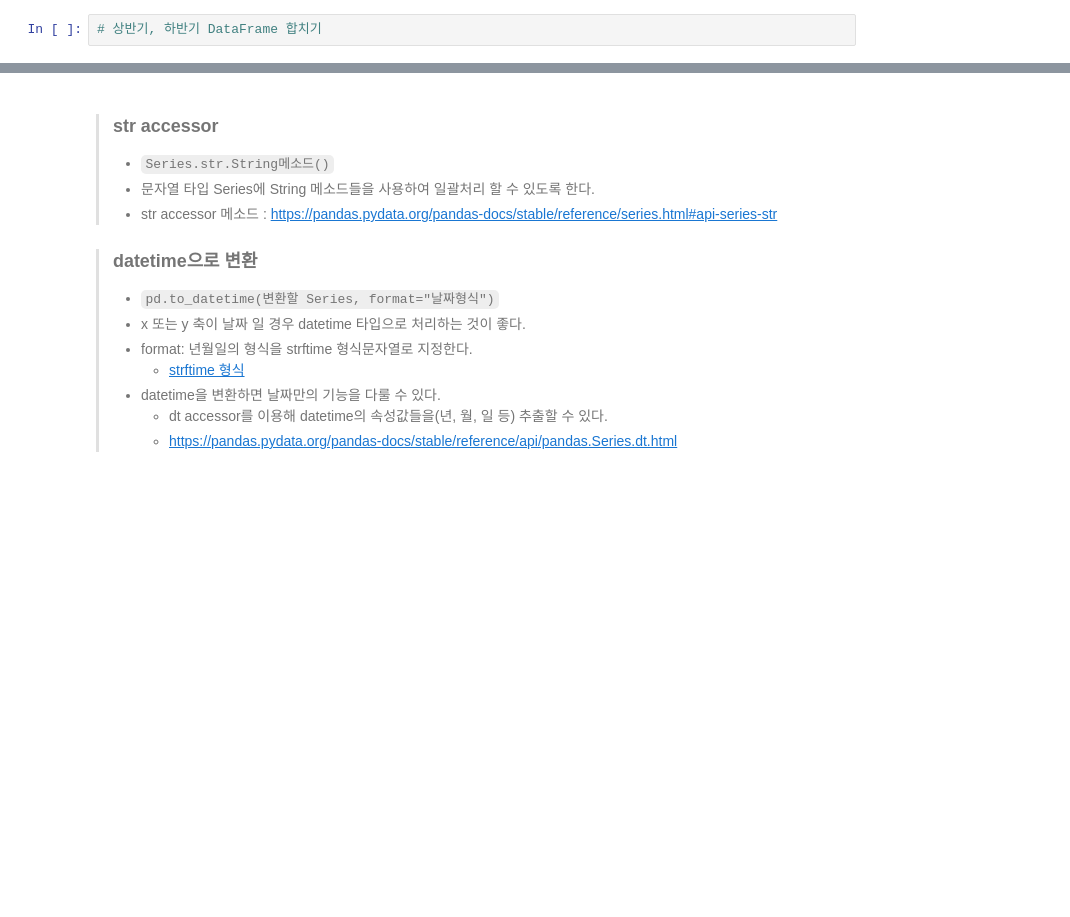
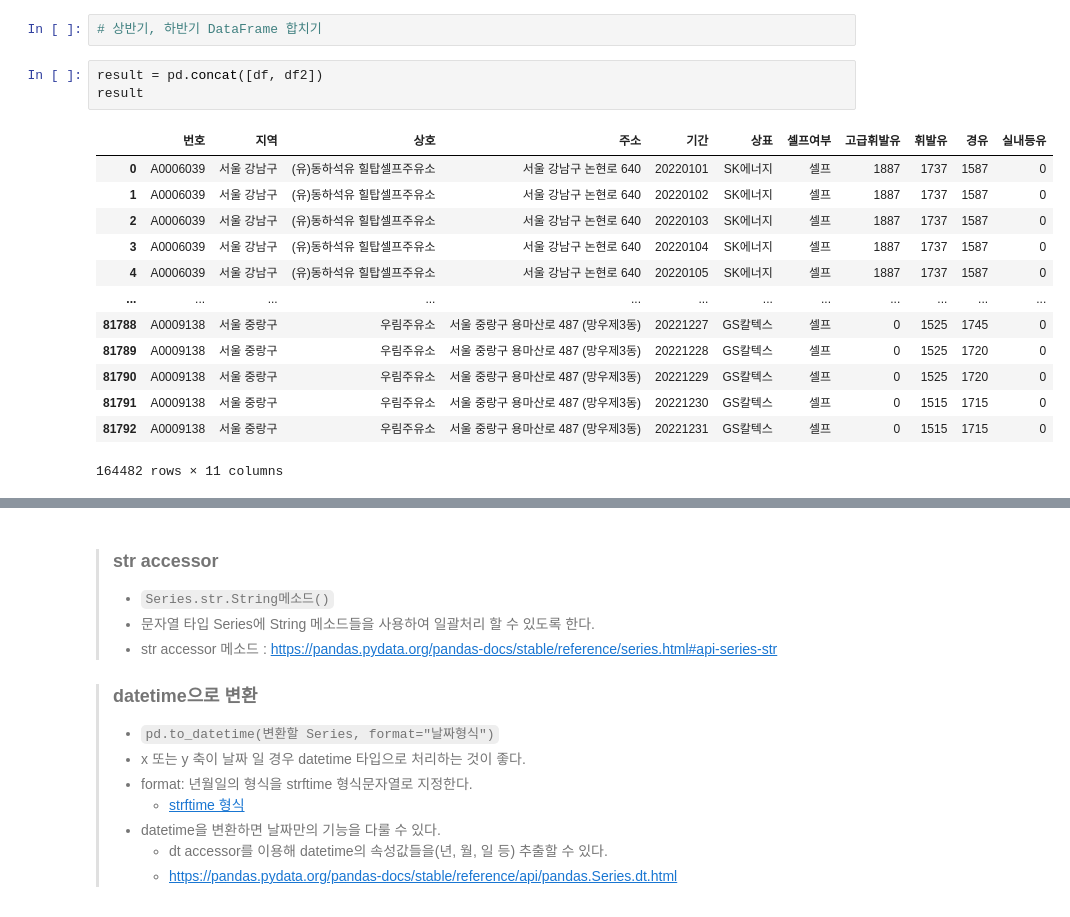
Before and after one commit to Hyunzuny/classes, a Jupyter notebook: 05.시각화/주유소예제/서울시 주유소 유가 데이터 분석.ipynb, the cells around one changed output, grey strips where cells are left out. Saved outputs shown, nothing was run; the diff lists cells and outputs as text; blank space fills up the shorter version.

```diff
--- a/05.시각화/주유소예제/서울시 주유소 유가 데이터 분석.ipynb
+++ b/05.시각화/주유소예제/서울시 주유소 유가 데이터 분석.ipynb
@@ -69,5 +69,22 @@ df.filter(like='유') ,df.filter(like='유')
  [82689 rows x 4 columns])
 # %%
 # 상반기, 하반기 DataFrame 합치기
+# %%
+result = pd.concat([df, df2])
+result
+# %% [output]
+|  | 번호 | 지역 | 상호 | 주소 | 기간 | 상표 | 셀프여부 | 고급휘발유 | 휘발유 | 경유 | 실내등유 |
+| 0 | A0006039 | 서울 강남구 | (유)동하석유 힐탑셀프주유소 | 서울 강남구 논현로 640 | 20220101 | SK에너지 | 셀프 | 1887 | 1737 | 1587 | 0 |
+| 1 | A0006039 | 서울 강남구 | (유)동하석유 힐탑셀프주유소 | 서울 강남구 논현로 640 | 20220102 | SK에너지 | 셀프 | 1887 | 1737 | 1587 | 0 |
+| 2 | A0006039 | 서울 강남구 | (유)동하석유 힐탑셀프주유소 | 서울 강남구 논현로 640 | 20220103 | SK에너지 | 셀프 | 1887 | 1737 | 1587 | 0 |
+| 3 | A0006039 | 서울 강남구 | (유)동하석유 힐탑셀프주유소 | 서울 강남구 논현로 640 | 20220104 | SK에너지 | 셀프 | 1887 | 1737 | 1587 | 0 |
+| 4 | A0006039 | 서울 강남구 | (유)동하석유 힐탑셀프주유소 | 서울 강남구 논현로 640 | 20220105 | SK에너지 | 셀프 | 1887 | 1737 | 1587 | 0 |
+| ... | ... | ... | ... | ... | ... | ... | ... | ... | ... | ... | ... |
+| 81788 | A0009138 | 서울 중랑구 | 우림주유소 | 서울 중랑구 용마산로 487 (망우제3동) | 20221227 | GS칼텍스 | 셀프 | 0 | 1525 | 1745 | 0 |
+| 81789 | A0009138 | 서울 중랑구 | 우림주유소 | 서울 중랑구 용마산로 487 (망우제3동) | 20221228 | GS칼텍스 | 셀프 | 0 | 1525 | 1720 | 0 |
+| 81790 | A0009138 | 서울 중랑구 | 우림주유소 | 서울 중랑구 용마산로 487 (망우제3동) | 20221229 | GS칼텍스 | 셀프 | 0 | 1525 | 1720 | 0 |
+| 81791 | A0009138 | 서울 중랑구 | 우림주유소 | 서울 중랑구 용마산로 487 (망우제3동) | 20221230 | GS칼텍스 | 셀프 | 0 | 1515 | 1715 | 0 |
+| 81792 | A0009138 | 서울 중랑구 | 우림주유소 | 서울 중랑구 용마산로 487 (망우제3동) | 20221231 | GS칼텍스 | 셀프 | 0 | 1515 | 1715 | 0 |
+164482 rows × 11 columns
 # %%
 # DataFrame 기본 정보 조회
```
Also changed, not shown: parts of 14 cells of this notebook, 2 other files.
